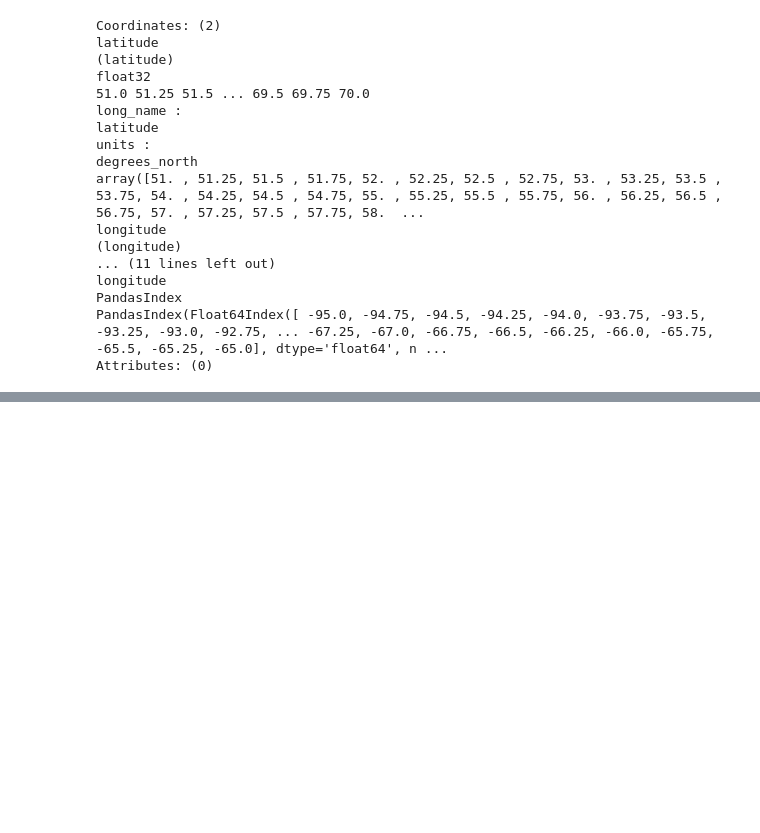
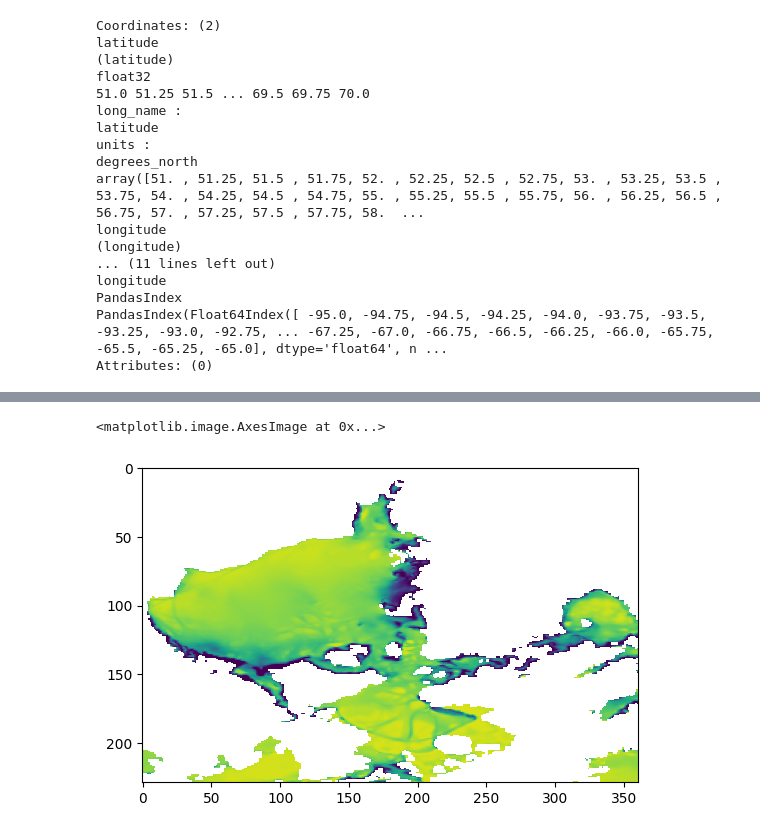
Before and after one commit to zach-gousseau/Quadtree-MPNNLSTM, a Jupyter notebook: create_mesh.ipynb, the cells around one changed output, grey strips where cells are left out. Saved outputs shown, nothing was run; the diff lists cells and outputs as text; code cells hidden in the pictures; blank space fills up the shorter version.

```diff
--- a/create_mesh.ipynb
+++ b/create_mesh.ipynb
@@ -348,0 +325,5 @@ Attributes: (0)
+# %%
+plt.imshow(ds.isel(time=150).siconc.values)
+# %% [output]
+<matplotlib.image.AxesImage at 0x...>
+[figure, added]
```
Also changed, not shown: parts of 20 cells of this notebook, 3 other files.
